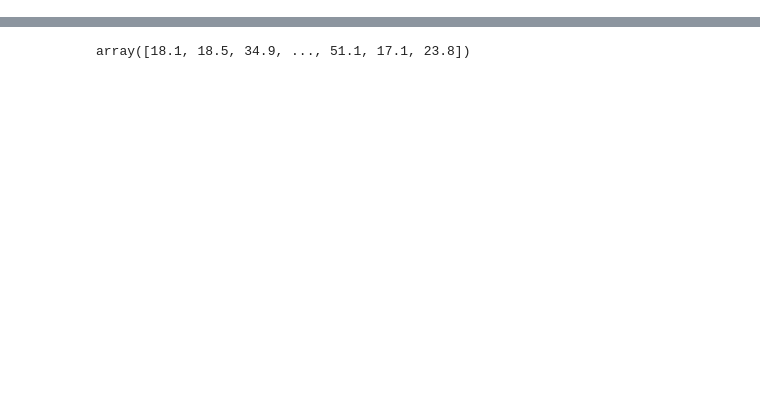
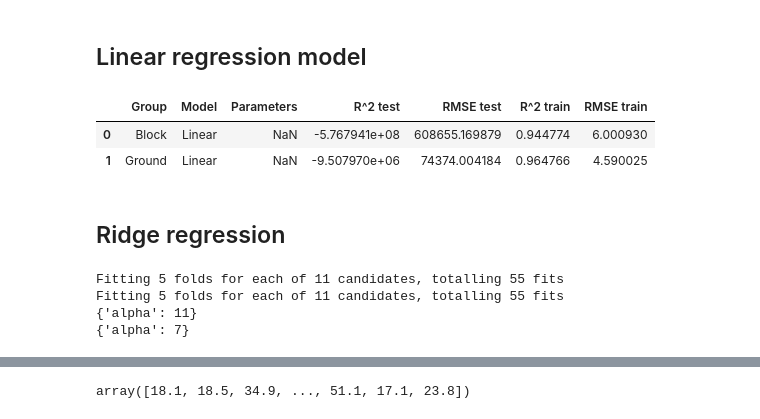
Before and after one commit to HinNerd/Flight_Prediction, a Jupyter notebook: notebooks/5_model.ipynb, the cells around one changed output, grey strips where cells are left out. Drawn from its saved outputs; the diff is of its cells as text; code cells hidden in the pictures; blank space fills up the shorter version.

```diff
--- a/notebooks/5_model.ipynb
+++ b/notebooks/5_model.ipynb
@@ -49,0 +59,72 @@ X_train_onblock, X_test_onblock, y_train_onblock, y_test_onblock = train_test_sp
+# %% [markdown]
+## Linear regression model
+# %%
+# Create a linear regression model for block and ground delay
+lr_block = LinearRegression(fit_intercept=True)
+lr_ground = LinearRegression(fit_intercept=True)
+
+# Fit models to training data
+lr_block.fit(X_train_block, y_train_block)
+lr_ground.fit(X_train_ground, y_train_ground)
+
+# Predict values for train and test data
+lr_pred_block_train = lr_block.predict(X_train_block)
+lr_pred_ground_train = lr_ground.predict(X_train_ground)
+
+lr_pred_block_test = lr_block.predict(X_test_block)
+lr_pred_ground_test = lr_ground.predict(X_test_ground)
+
+# Save r^2 and RMSE for both models in dataframe for later comparison
+
+eval = eval.append({
+    'Group': 'Block',
+    'Model': 'Linear',
+    'R^2 test': r2_score(y_test_block, lr_pred_block_test),
+    'RMSE test': mean_squared_error(y_test_block, lr_pred_block_test, squared=False),
+    'R^2 train': r2_score(y_train_block, lr_pred_block_train),
+    'RMSE train': mean_squared_error(y_train_block, lr_pred_block_train, squared=False)
+    }, ignore_index=True)
+
+eval = eval.append({
+    'Group': 'Ground',
+    'Model': 'Linear',
+    'R^2 test': r2_score(y_test_ground, lr_pred_ground_test),
+    'RMSE test': mean_squared_error(y_test_ground, lr_pred_ground_test, squared=False),
+    'R^2 train': r2_score(y_train_ground, lr_pred_ground_train),
+    'RMSE train': mean_squared_error(y_train_ground, lr_pred_ground_train, squared=False)
+    }, ignore_index=True)
+
+eval
+# %% [output]
+|  | Group | Model | Parameters | R^2 test | RMSE test | R^2 train | RMSE train |
+| 0 | Block | Linear | NaN | -5.767941e+08 | 608655.169879 | 0.944774 | 6.000930 |
+| 1 | Ground | Linear | NaN | -9.507970e+06 | 74374.004184 | 0.964766 | 4.590025 |
+# %% [markdown]
+## Ridge regression
+# %%
+# Range of regularization parameter alpha
+alpha = [int(x) for x in np.linspace(5, 15, 11)]
+
+# Create random grid
+param_grid = {'alpha': alpha}
+
+# Create a ridge regression model for block and ground delay
+rid_block = Ridge(fit_intercept=True)
+rid_ground = Ridge(fit_intercept=True)
+
+# Initiate the grid search models
+grid_block = GridSearchCV(estimator=rid_block, param_grid=param_grid, cv=5, n_jobs=-1, verbose=1)
+grid_ground = GridSearchCV(estimator=rid_ground, param_grid=param_grid, cv=5, n_jobs=-1, verbose=1)
+
+# Fit the grid search models
+grid_block.fit(X_train_block, y_train_block)
+grid_ground.fit(X_train_ground, y_train_ground)
+
+# Print best parameters for the models
+print(grid_block.best_params_)
+print(grid_ground.best_params_)
+# %% [output]
+Fitting 5 folds for each of 11 candidates, totalling 55 fits
+Fitting 5 folds for each of 11 candidates, totalling 55 fits
+{'alpha': 11}
+{'alpha': 7}
```
Also changed, not shown: parts of 20 cells of this notebook, 1 other file.
